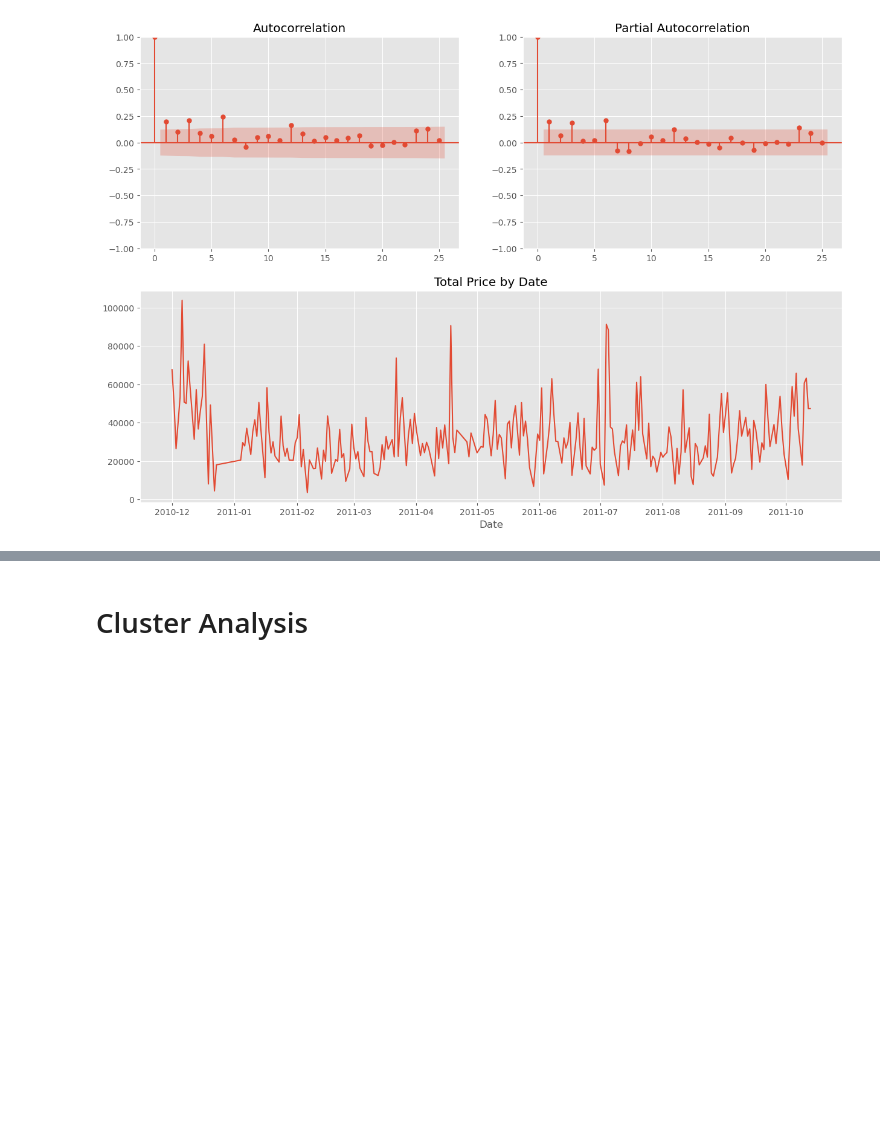
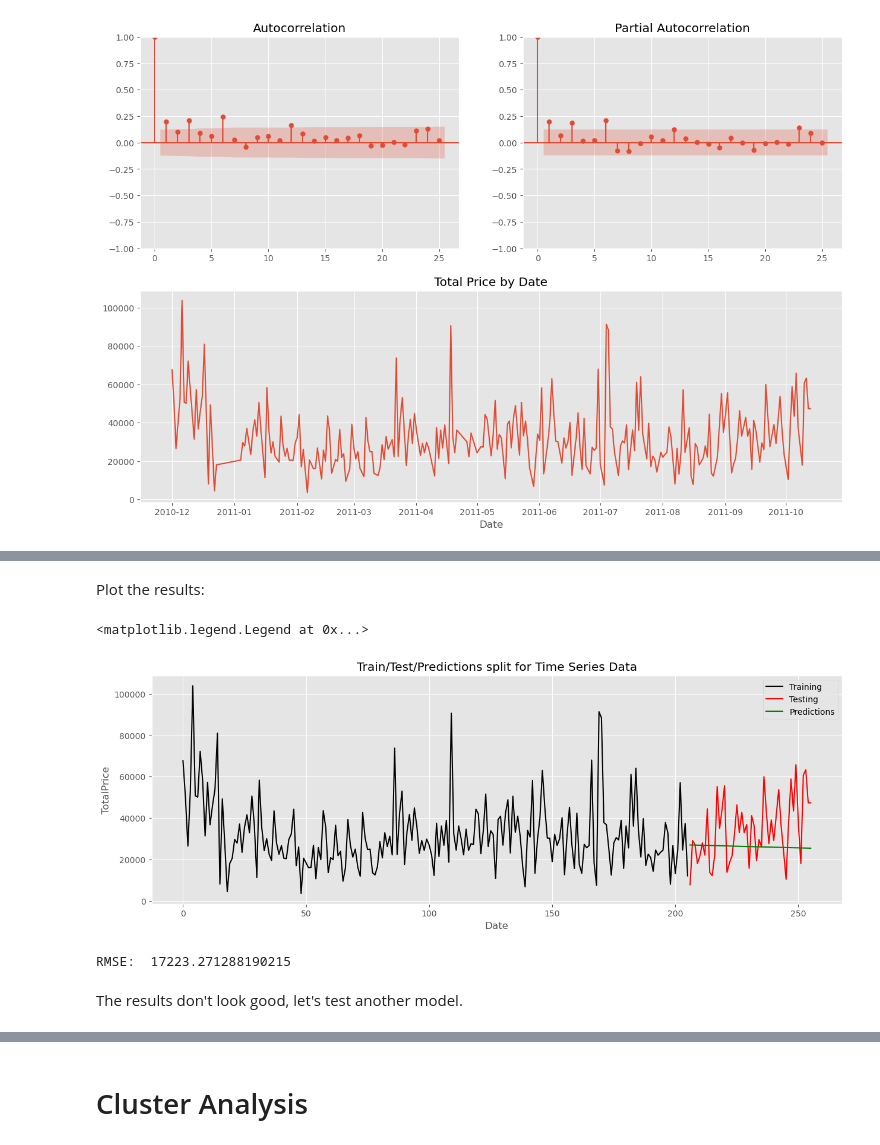
Before and after one commit to ArthurCLM/E-COMMERCE_ANALYSIS, a Jupyter notebook: EDA_E-COMMERCE.ipynb, the cells around one changed output, grey strips where cells are left out. Saved outputs shown, nothing was run; the diff lists cells and outputs as text; code cells hidden in the pictures; blank space fills up the shorter version.

```diff
--- a/EDA_E-COMMERCE.ipynb
+++ b/EDA_E-COMMERCE.ipynb
@@ -814,0 +841,7 @@ adfuller(total_sales_by_date.values)
+# %%
+from statsmodels.tsa.statespace.sarimax import SARIMAX
+
+y = train['TotalPrice']
+
+ARMAmodel = SARIMAX(y, order = (1, 0, 1))
+ARMAmodel = ARMAmodel.fit()
@@ -814,0 +850,6 @@ adfuller(total_sales_by_date.values)
+# %%
+y_pred = ARMAmodel.get_forecast(len(test.index))
+y_pred_df = y_pred.conf_int(alpha = 0.05)
+y_pred_df["Predictions"] = ARMAmodel.predict(start = y_pred_df.index[0], end = y_pred_df.index[-1])
+y_pred_df.index = test.index
+y_pred_out = y_pred_df["Predictions"]
@@ -814,0 +870,24 @@ adfuller(total_sales_by_date.values)
+# %% [markdown]
+Plot the results:
+# %%
+plt.figure(figsize=(15,5))
+plt.plot(train['TotalPrice'], color = "black", label = 'Training')
+plt.plot(test['TotalPrice'], color = "red", label = 'Testing')
+plt.ylabel('TotalPrice')
+plt.xlabel('Date')
+plt.title("Train/Test/Predictions split for Time Series Data")
+plt.plot(y_pred_out, color='green', label = 'Predictions')
+plt.legend()
+# %% [output]
+<matplotlib.legend.Legend at 0x...>
+[figure, added]
+# %%
+import numpy as np
+from sklearn.metrics import mean_squared_error
+
+arma_rmse = np.sqrt(mean_squared_error(test["TotalPrice"].values, y_pred_df["Predictions"]))
+print("RMSE: ",arma_rmse)
+# %% [output]
+RMSE:  17223.271288190215
+# %% [markdown]
+The results don't look good, let's test another model.
```
Also changed, not shown: parts of 20 cells of this notebook.
